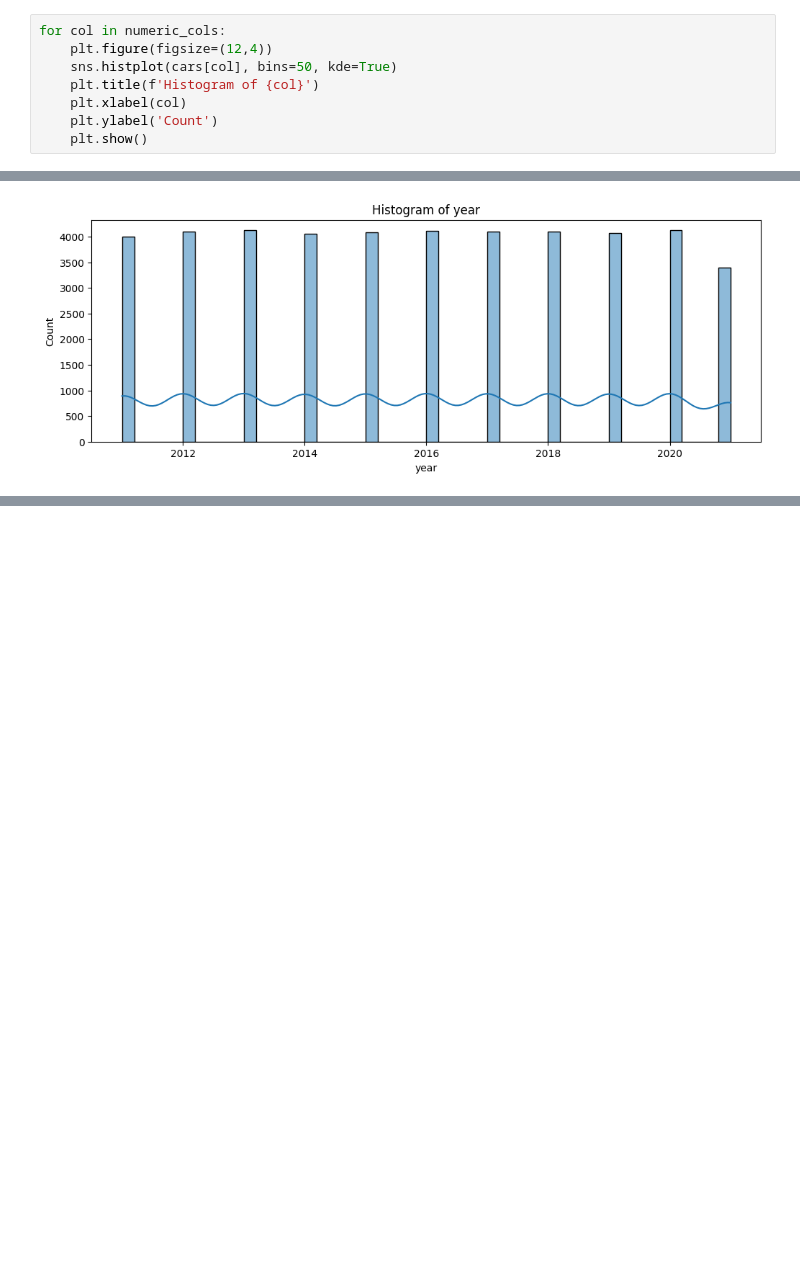
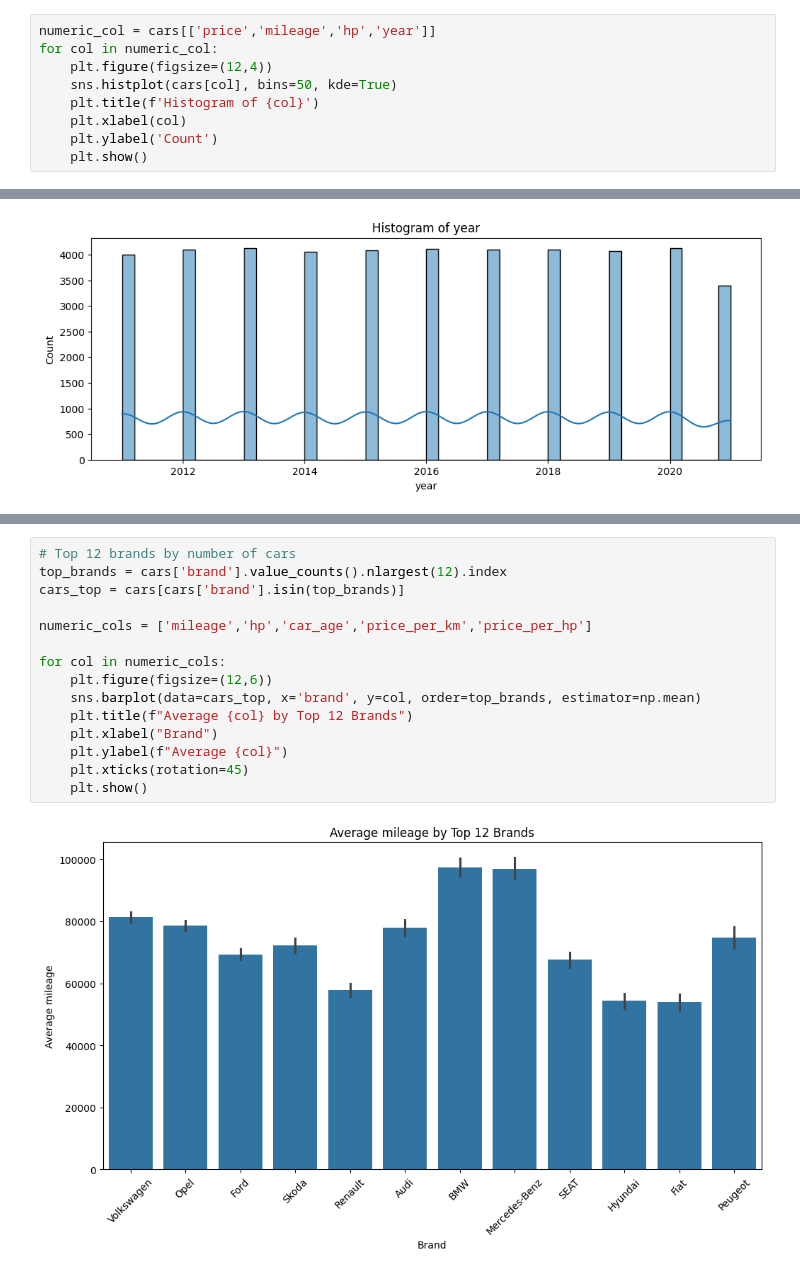
Before and after one commit to AdjinaMohamed/Used_Cars_Analysis, a Jupyter notebook: notebooks/used_cars.ipynb, the cells around one changed output, grey strips where cells are left out. Cells and saved outputs as stored; diff of their text form; blank space fills up the shorter version.

```diff
--- a/notebooks/used_cars.ipynb
+++ b/notebooks/used_cars.ipynb
@@ -214,7 +214,8 @@ zero_mileage_cars
 | 46123 | 0 | Renault | Talisman | Diesel | Manual | Pre-registered | 35480 | 200.0 | 2021 |
 63 rows × 9 columns
 # %%
-for col in numeric_cols:
+numeric_col = cars[['price','mileage','hp','year']]
+for col in numeric_col:
     plt.figure(figsize=(12,4))
     sns.histplot(cars[col], bins=50, kde=True)
     plt.title(f'Histogram of {col}')
@@ -228,0 +253,17 @@ for col in numeric_cols:
+# %%
+# Top 12 brands by number of cars
+top_brands = cars['brand'].value_counts().nlargest(12).index
+cars_top = cars[cars['brand'].isin(top_brands)]
+
+numeric_cols = ['mileage','hp','car_age','price_per_km','price_per_hp']
+
+for col in numeric_cols:
+    plt.figure(figsize=(12,6))
+    sns.barplot(data=cars_top, x='brand', y=col, order=top_brands, estimator=np.mean)
+    plt.title(f"Average {col} by Top 12 Brands")
+    plt.xlabel("Brand")
+    plt.ylabel(f"Average {col}")
+    plt.xticks(rotation=45)
+    plt.show()
+# %% [output]
+[figure, added]
```
Also changed, not shown: parts of 6 cells of this notebook, 1 other file.
